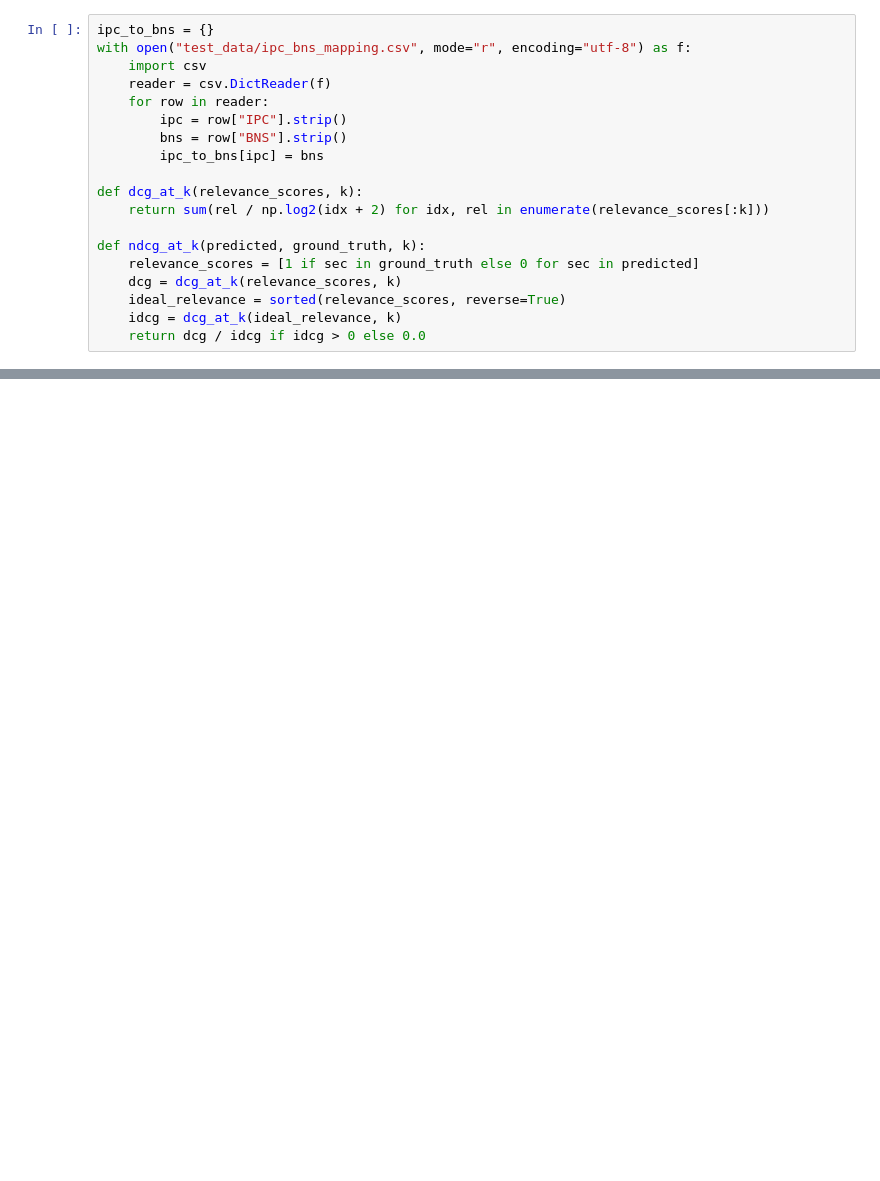
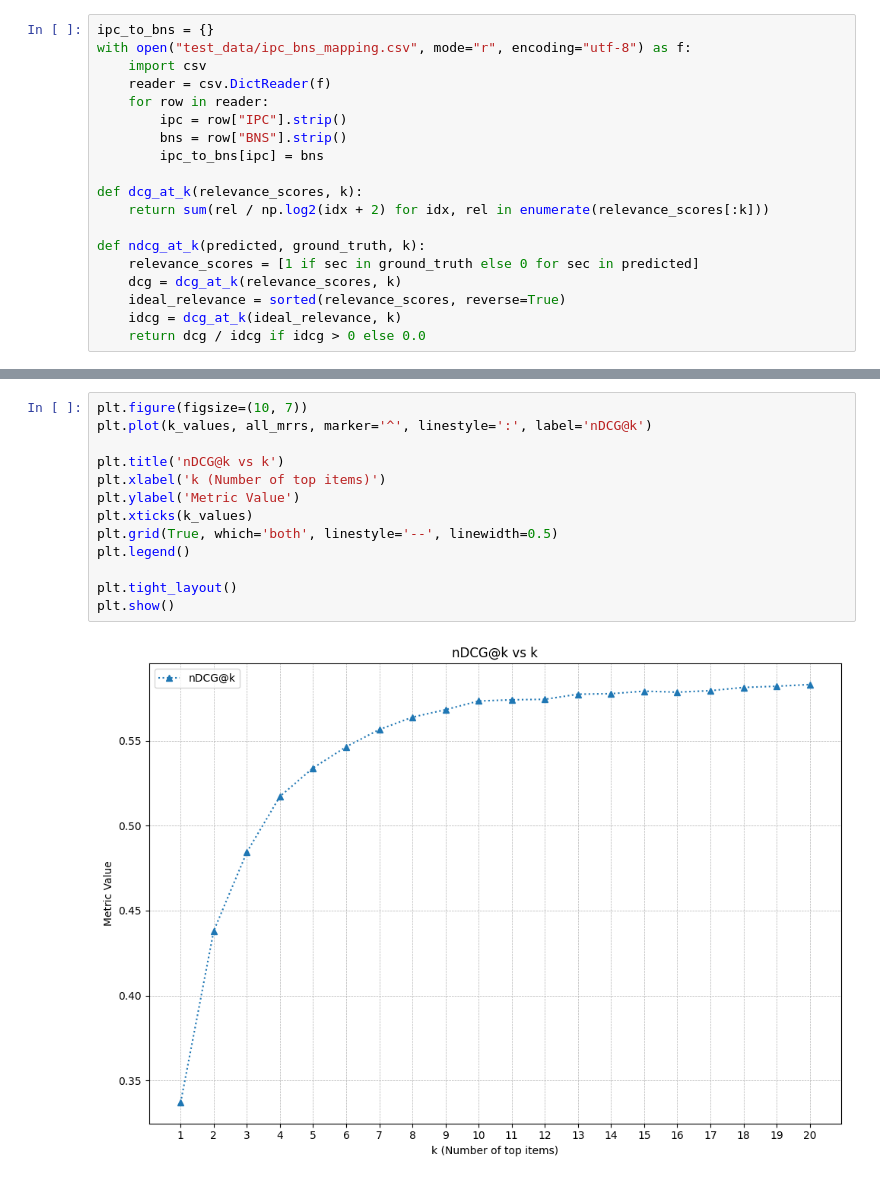
Before and after one commit to pankti13/BNS_AI_Assistant, a Jupyter notebook: evaluate_metrics/evaluate.ipynb, the cells around one changed output, grey strips where cells are left out. Saved outputs shown, nothing was run; the diff lists cells and outputs as text; blank space fills up the shorter version.

```diff
--- a/evaluate_metrics/evaluate.ipynb
+++ b/evaluate_metrics/evaluate.ipynb
@@ -159,0 +245,15 @@ plt.show()
+# %%
+plt.figure(figsize=(10, 7))
+plt.plot(k_values, all_mrrs, marker='^', linestyle=':', label='nDCG@k')
+
+plt.title('nDCG@k vs k')
+plt.xlabel('k (Number of top items)')
+plt.ylabel('Metric Value')
+plt.xticks(k_values)
+plt.grid(True, which='both', linestyle='--', linewidth=0.5)
+plt.legend()
+
+plt.tight_layout()
+plt.show()
+# %% [output]
+[figure, added]
```
Also changed, not shown: parts of 10 cells of this notebook.
